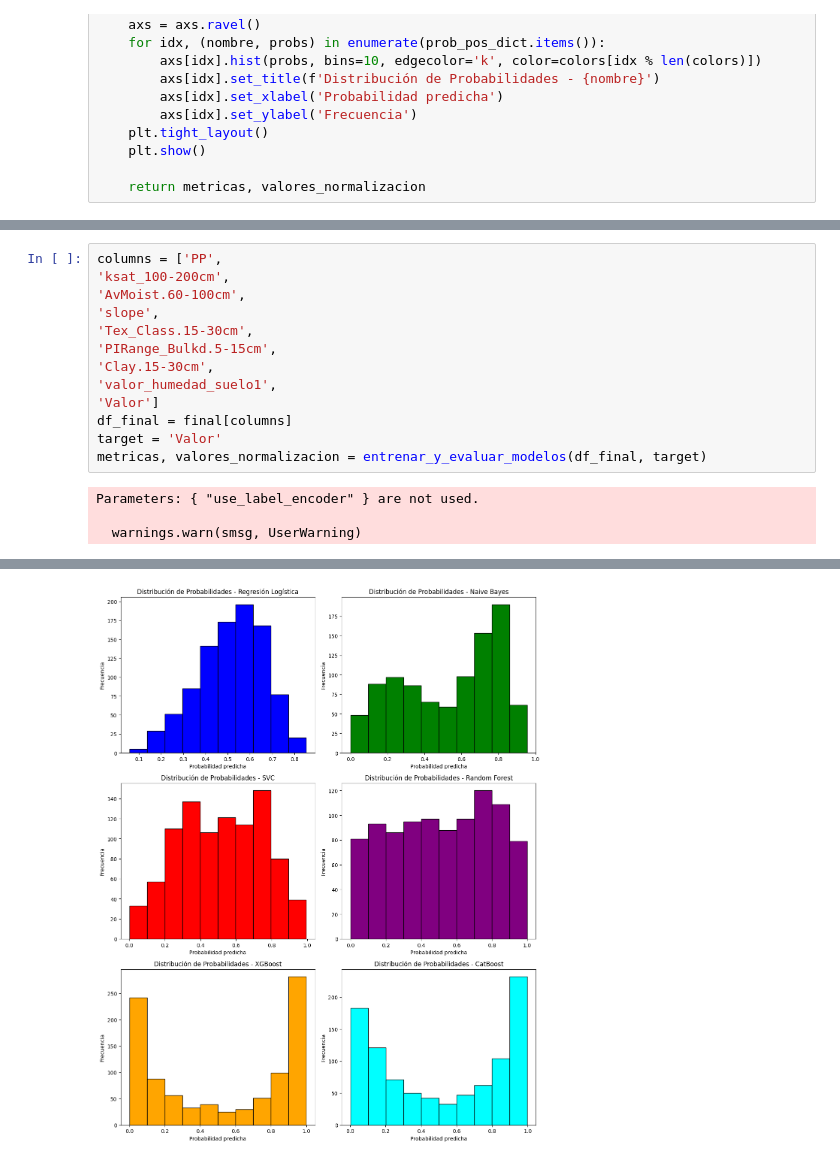
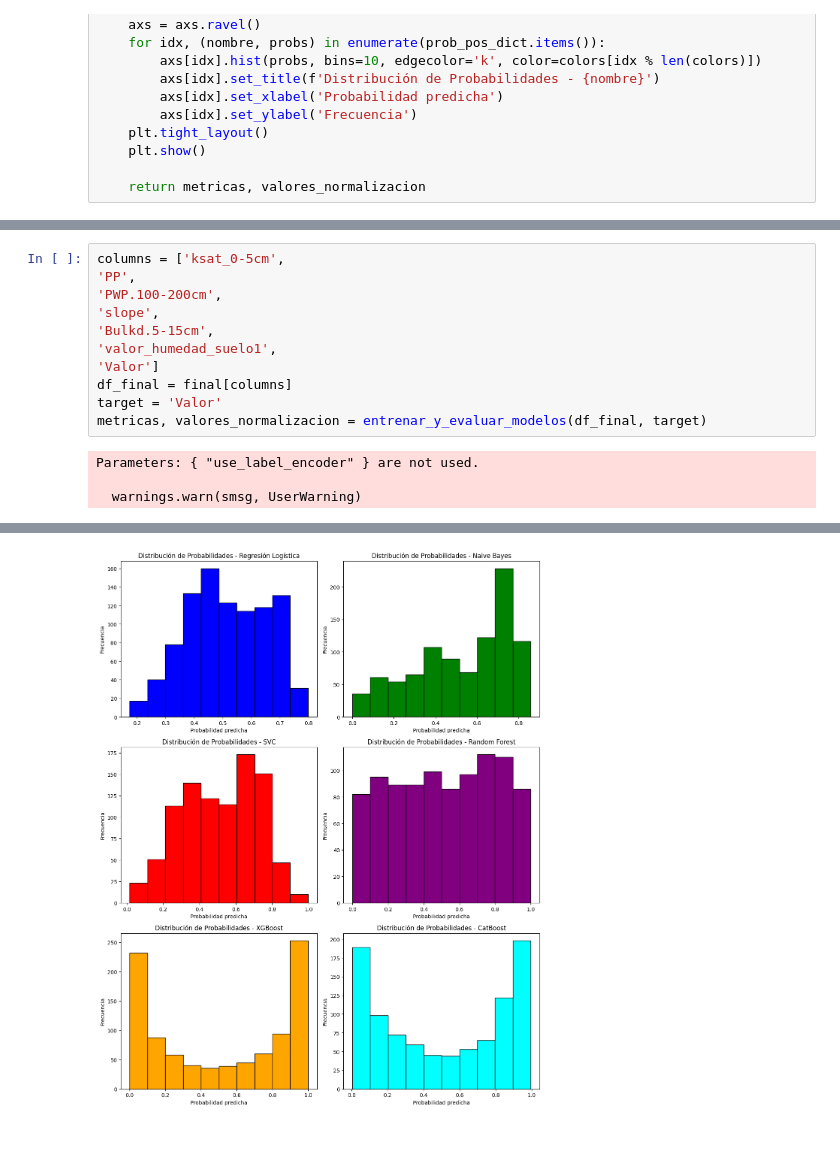
Before and after one commit to ManuelLabbe/modelo_susceptibilidad_remociones_en_masa_sur_de_Chile, a Jupyter notebook: feature_selection.ipynb, the cells around one changed output, grey strips where cells are left out. Cells and saved outputs as stored; diff of their text form.

```diff
--- a/feature_selection.ipynb
+++ b/feature_selection.ipynb
@@ -323,11 +323,9 @@ final
 # %%
-columns = ['PP',
-'ksat_100-200cm',
-'AvMoist.60-100cm',
+columns = ['ksat_0-5cm',
+'PP',
+'PWP.100-200cm',
 'slope',
-'Tex_Class.15-30cm',
-'PIRange_Bulkd.5-15cm',
-'Clay.15-30cm',
+'Bulkd.5-15cm',
 'valor_humedad_suelo1',
 'Valor']
 df_final = final[columns]
@@ -341,4 +339,4 @@ Parameters: { "use_label_encoder" } are not used.
-[figure, old version]
+[figure, new version]
 # %%
 metricas
 # %% [output]
```
Also changed, not shown: parts of 9 cells of this notebook, 4 other files.
